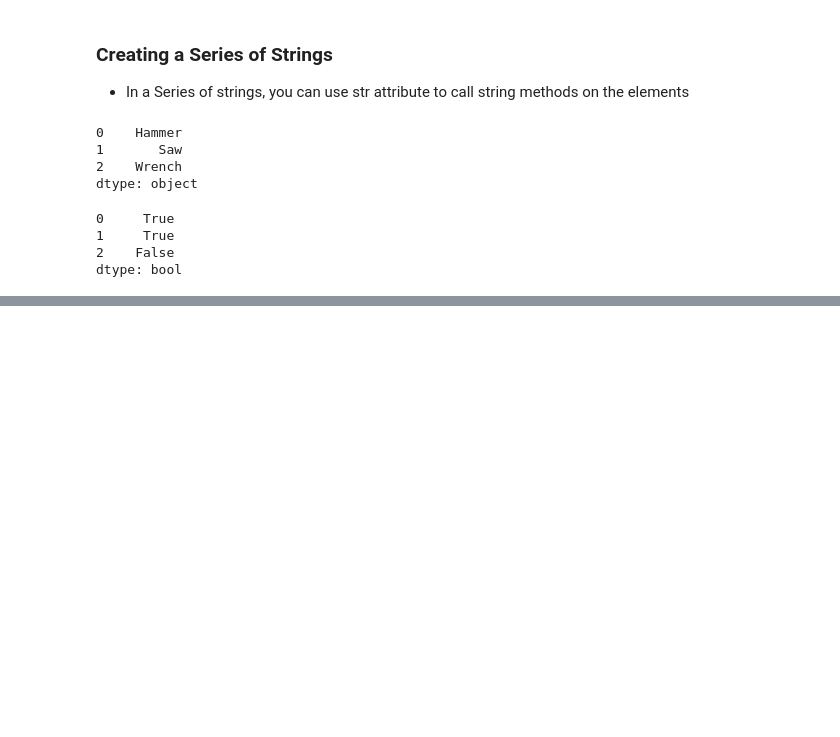
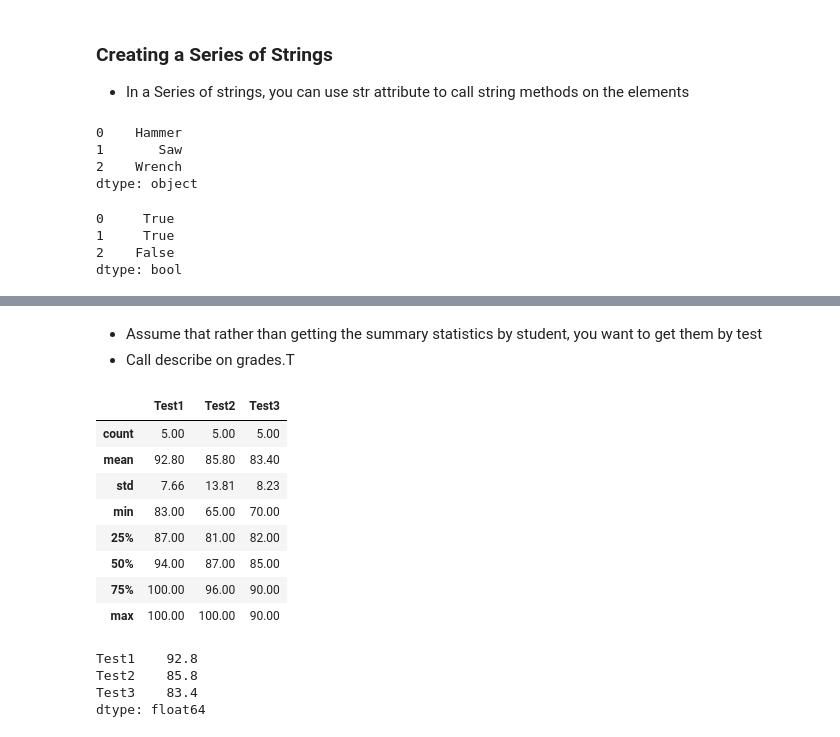
Before and after one commit to OlegZas/Python, a Jupyter notebook: PythonClass/ML and DataScience CS121/ch 7 NumPy_and_Arrays.ipynb, the cells around one changed output, grey strips where cells are left out. Cells and saved outputs as stored; diff of their text form; code cells hidden in the pictures; blank space fills up the shorter version.

```diff
--- a/PythonClass/ML and DataScience CS121/ch 7 NumPy_and_Arrays.ipynb
+++ b/PythonClass/ML and DataScience CS121/ch 7 NumPy_and_Arrays.ipynb
@@ -839,0 +1087,23 @@ dtype: object
+# %% [markdown]
+- Assume that rather than getting the summary statistics by student, you want to get them by test
+- Call describe on grades.T
+# %%
+grades.T.describe()
+#Get average of all the students’ grades on each test
+# %% [output]
+|  | Test1 | Test2 | Test3 |
+| count | 5.00 | 5.00 | 5.00 |
+| mean | 92.80 | 85.80 | 83.40 |
+| std | 7.66 | 13.81 | 8.23 |
+| min | 83.00 | 65.00 | 70.00 |
+| 25% | 87.00 | 81.00 | 82.00 |
+| 50% | 94.00 | 87.00 | 85.00 |
+| 75% | 100.00 | 96.00 | 90.00 |
+| max | 100.00 | 100.00 | 90.00 |
+# %%
+grades.T.mean()
+# %% [output]
+Test1    92.8
+Test2    85.8
+Test3    83.4
+dtype: float64
```
Also changed, not shown: parts of 69 cells of this notebook.
